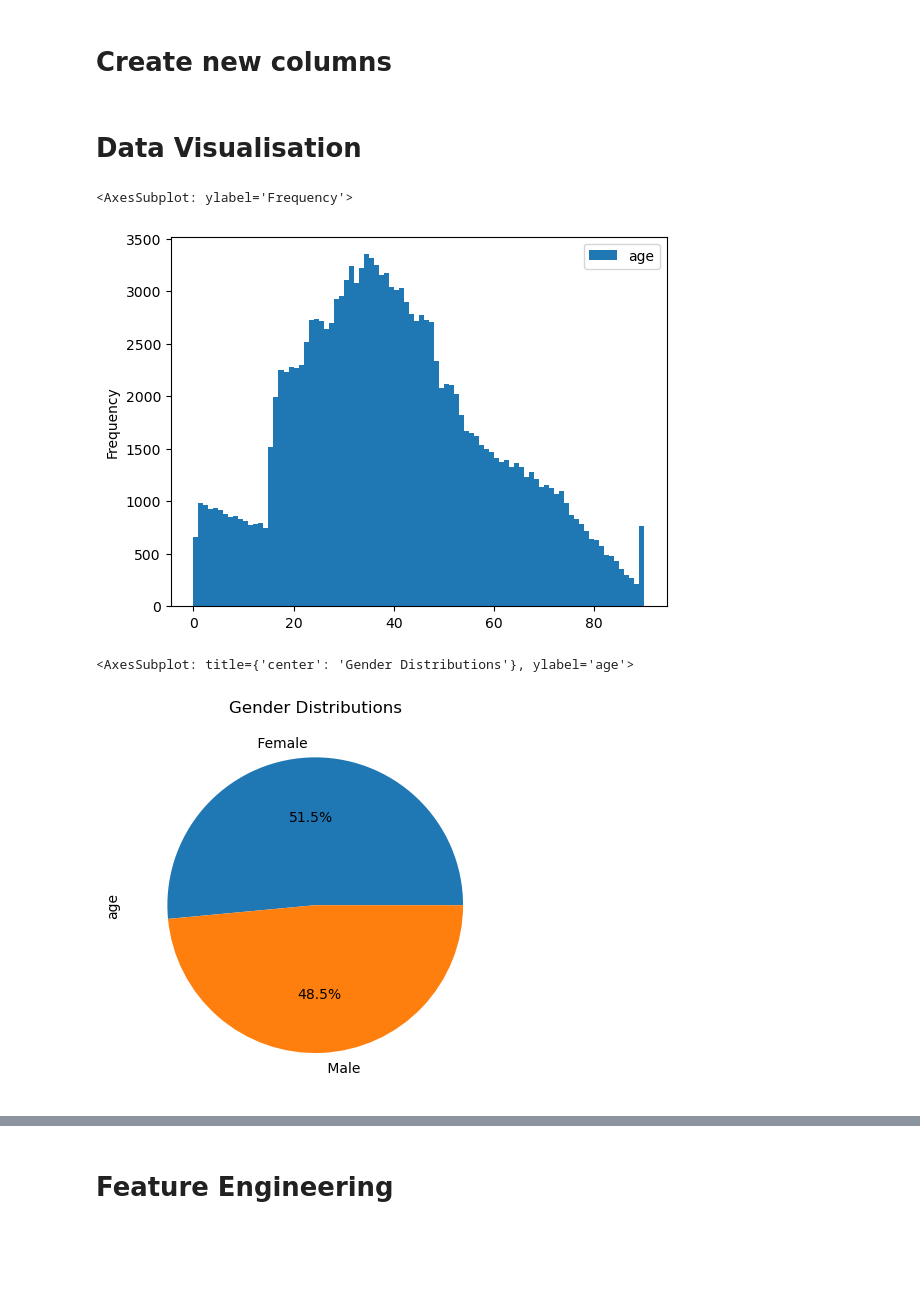
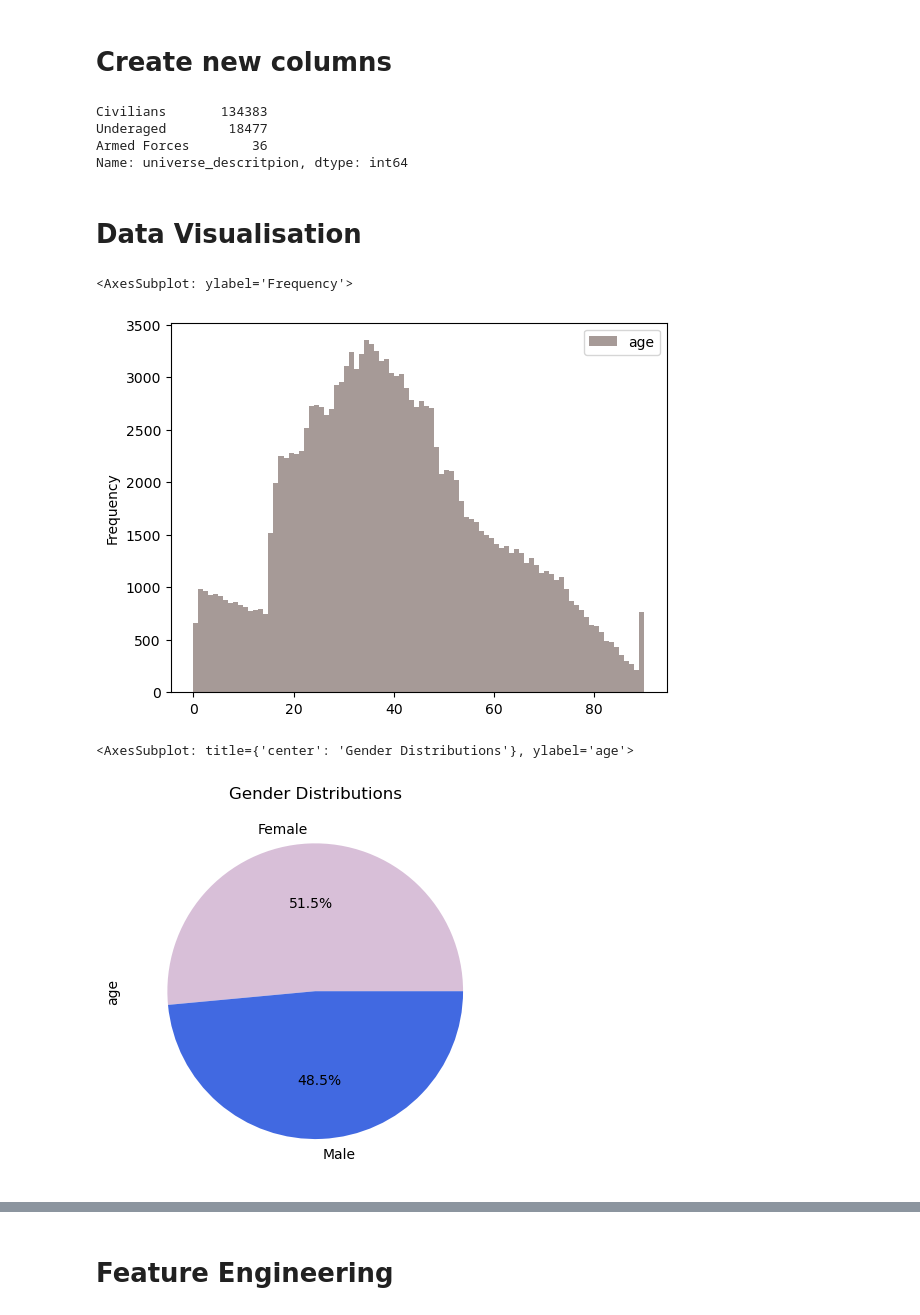
Before and after one commit to kleokog/Mycodes, a Jupyter notebook: main_script.ipynb, the cells around one changed output, grey strips where cells are left out. Cells and saved outputs as stored; diff of their text form; code cells hidden in the pictures; blank space fills up the shorter version.

Commit message:
feat: improve visualisations, run feature importance, do shapley value analysis, run xgb on test set

```diff
--- a/main_script.ipynb
+++ b/main_script.ipynb
@@ -88,0 +211,2 @@ full_dataset
+# %%
+country_columns = ['country of birth father', 'country of birth mother', 'country of birth self']
@@ -88,0 +244,7 @@ full_dataset
+# %%
+# Map countries to continents
+for col in country_columns:
+    new_col_name = col.replace('country', 'continent')
+    full_dataset[new_col_name] = full_dataset[col].apply(lambda x : countries_continents_dict[x])
+
+full_dataset[['continent of birth father', 'continent of birth mother', 'continent of birth self']]
@@ -90,32 +267,30 @@ full_dataset
 # Data Checking
 # %% [markdown]
 # Create new columns
-# %%
-# Universe breakdown
-def universe_breakdown(age, full_or_part_time_employment_stat):
-    if age < 18:
-        return 'Children'
-    elif (age >= 18) & (full_or_part_time_employment_stat == ' Children or Armed Forces'):
-       return 'Armed Forces'
-    else:
-        return 'Civilians'
 # %%
 # Create new columns
 capital_fields = full_dataset[['capital gains', 'capital losses', 'dividends from stocks']].join(y)
 full_dataset['alternative_income_sources'] = full_dataset['capital gains'] + full_dataset['dividends from stocks'] - full_dataset['capital losses']
-full_dataset['unemployment_flag'] = full_dataset['reason for unemployment'].apply(lambda x : 0 if x == ' Not in universe' else 1)
-full_dataset['universe_descritpion'] = full_dataset.apply(lambda row : universe_breakdown(row['age'], row['full or part time employment stat']), axis = 1)
+full_dataset['unemployment_flag'] = full_dataset['reason for unemployment'].apply(lambda x : 0 if x == 'Not in universe' else 1)
+full_dataset['universe_descritpion'] = full_dataset.apply(lambda row : universe_breakdown(row['age'], row['full or part time employment stat'], row['major occupation code']), axis = 1)
 # full_dataset['employment_status_manual']
+# %%
+full_dataset['universe_descritpion'].value_counts()
+# %% [output]
+Civilians       134383
+Underaged        18477
+Armed Forces        36
+Name: universe_descritpion, dtype: int64
 # %% [markdown]
 # Data Visualisation
 # %%
-full_dataset[['age']].plot.hist(bins = full_dataset.age.max())
+full_dataset[['age']].plot.hist(bins = full_dataset.age.max(), color = '#a69a97')
 # %% [output]
 <AxesSubplot: ylabel='Frequency'>
-[figure, old version]
+[figure, new version]
 # %%
-full_dataset.groupby(['sex'])['age'].count().plot.pie(autopct='%1.1f%%', title = "Gender Distributions")
+full_dataset.groupby(['sex'])['age'].count().plot.pie(autopct='%1.1f%%', title = "Gender Distributions", colors = ['thistle', 'royalblue'])
 # %% [output]
 <AxesSubplot: title={'center': 'Gender Distributions'}, ylabel='age'>
-[figure, old version]
+[figure, new version]
 # %%
```
Also changed, not shown: parts of 77 cells of this notebook, 3 other files.
